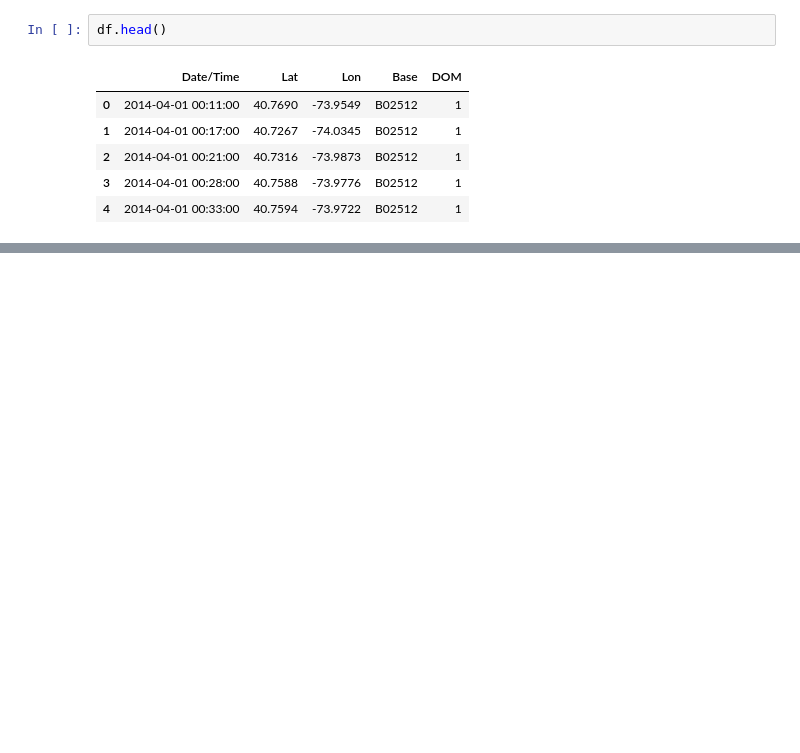
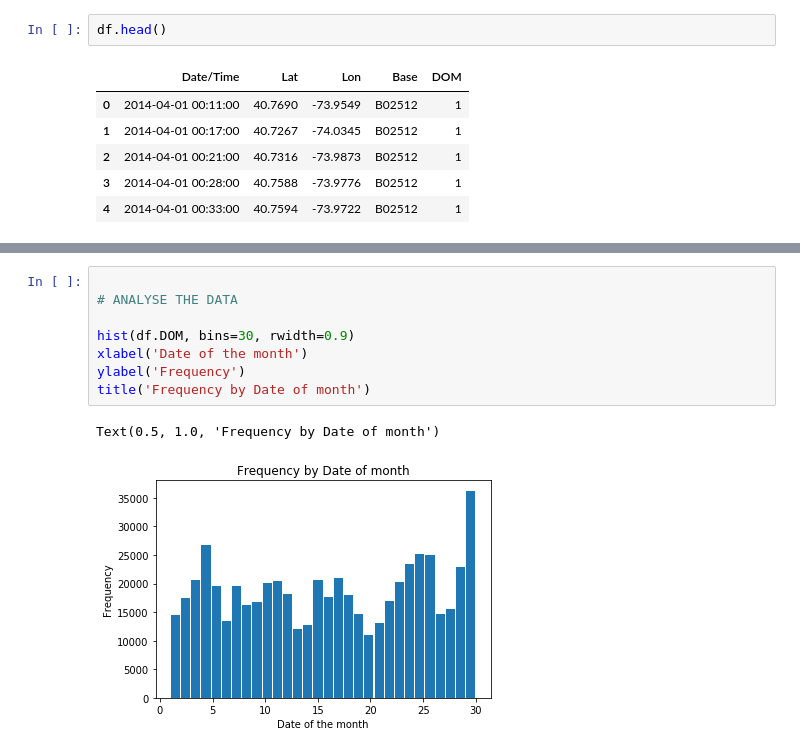
Before and after one commit to yudi43/Uber-Trips-Data-Analysis, a Jupyter notebook: AnalysisNotebook.ipynb, the cells around one changed output, grey strips where cells are left out. Drawn from its saved outputs; the diff is of its cells as text; blank space fills up the shorter version.

```diff
--- a/AnalysisNotebook.ipynb
+++ b/AnalysisNotebook.ipynb
@@ -88 +88,12 @@ df
 564516 rows × 7 columns
+# %%
+
+# ANALYSE THE DATA
+
+hist(df.DOM, bins=30, rwidth=0.9)
+xlabel('Date of the month')
+ylabel('Frequency')
+title('Frequency by Date of month')
+# %% [output]
+Text(0.5, 1.0, 'Frequency by Date of month')
+[figure, added]
```
Also changed, not shown: parts of 3 cells of this notebook.
